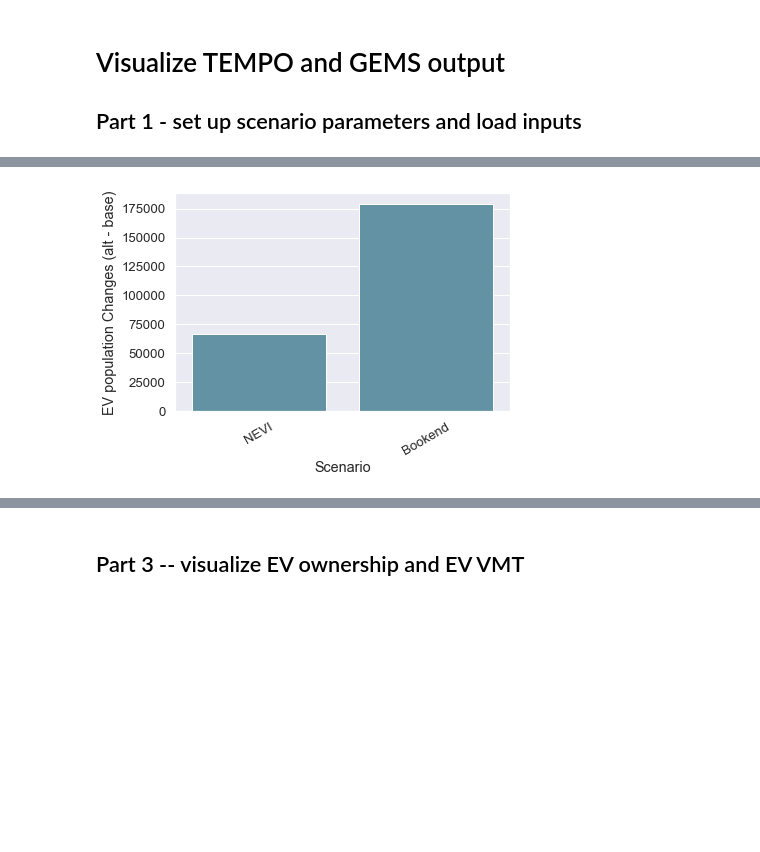
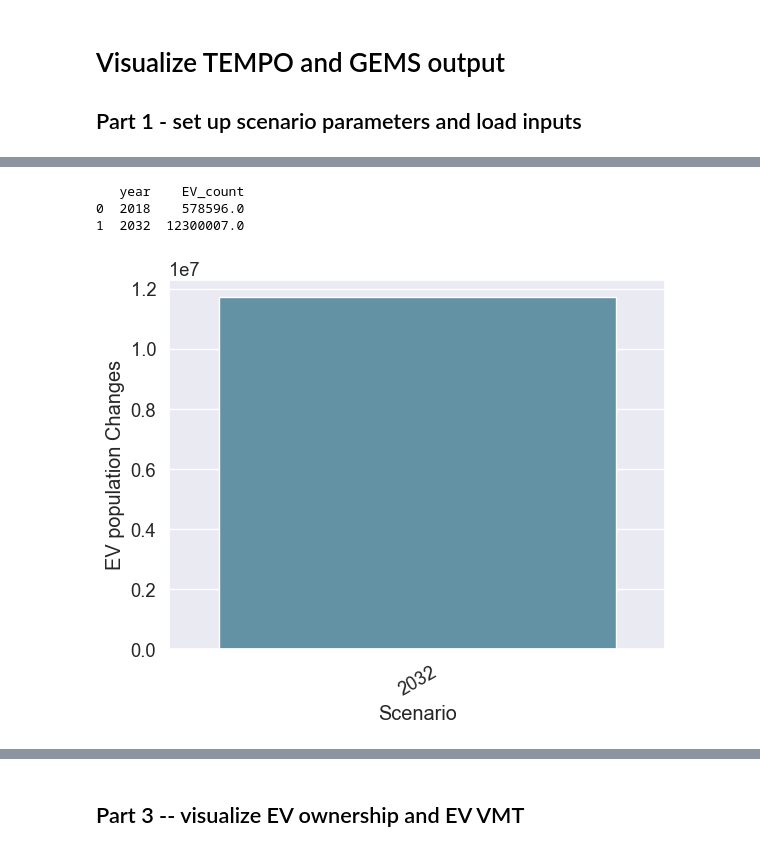
Before and after one commit to arielgatech/BILD_AQ_EV_VMT, a Jupyter notebook: scripts/post_process/TEMPO_GEMS_result_visualization_report_rev.ipynb, the cells around one changed output, grey strips where cells are left out. Cells and saved outputs as stored; diff of their text form; code cells hidden in the pictures; blank space fills up the shorter version.

```diff
--- a/scripts/post_process/TEMPO_GEMS_result_visualization_report_rev.ipynb
+++ b/scripts/post_process/TEMPO_GEMS_result_visualization_report_rev.ipynb
@@ -32,7 +32,7 @@ sns.set(font_scale=1.2)  # larger font
 # prepare input and parameters
 selected_states = ['CA', 'OR', 'WA']
 analysis_years = ['2018', '2032']
-
+region_code = 'PNW'
 dac_designation = read_csv('Network/Joint_office_DAC_lookup.csv')
 
 state_id_file = 'Network/ccst_geoid_key_transp_geo_with_imputation.csv'
@@ -360,36 +386,36 @@ VMT_comparison_by_dac.head(5)
 # %%
 # Plot EV population changes
 
-EV_pop_comparison = EV_penetration_by_scenario.groupby(['type'])[['EV_count']].sum()
+EV_pop_comparison = EV_penetration_by_scenario.groupby(['year'])[['EV_count']].sum()
 # pd.pivot_table(EV_VMT_by_scenario, values='BEV_VMT',
 #                                    index=['year'],
 #                                    columns=['type'], aggfunc=np.sum,
 #                                    fill_value=0)
 EV_pop_comparison = EV_pop_comparison.reset_index()
-EV_pop_comparison.head(5)
+print(EV_pop_comparison)
 EV_pop_comparison.loc[:, 'population change'] = 0
 
-EV_pop_comparison.loc[EV_pop_comparison['type'] == 'NEVI', 'population change'] = \
-float(EV_pop_comparison.loc[EV_pop_comparison['type'] == 'NEVI', 'EV_count']) - \
-float(EV_pop_comparison.loc[EV_pop_comparison['type'] == 'Baseline', 'EV_count'])
+EV_pop_comparison.loc[EV_pop_comparison['year'] == '2032', 'population change'] = \
+float(EV_pop_comparison.loc[EV_pop_comparison['year'] == '2032', 'EV_count']) - \
+float(EV_pop_comparison.loc[EV_pop_comparison['year'] == '2018', 'EV_count'])
 
-EV_pop_comparison.loc[EV_pop_comparison['type'] == 'Bookend', 'population change'] = \
-float(EV_pop_comparison.loc[EV_pop_comparison['type'] == 'Bookend', 'EV_count']) - \
-float(EV_pop_comparison.loc[EV_pop_comparison['type'] == 'Baseline', 'EV_count'])
 
-EV_pop_comparison = EV_pop_comparison.loc[EV_pop_comparison['type'] != 'Baseline']
-EV_pop_comparison = EV_pop_comparison.sort_values(by = 'type', ascending = False)
+EV_pop_comparison = EV_pop_comparison.loc[EV_pop_comparison['year'] != '2018']
+EV_pop_comparison = EV_pop_comparison.sort_values(by = 'year', ascending = False)
 
-sns.barplot(x = "type", y = "population change", data = EV_pop_comparison,
+sns.barplot(x = "year", y = "population change", data = EV_pop_comparison,
             color = '#5797af', alpha = 1)
 # # plt.title('EV VMT difference (scenario - baseline)')
 plt.xticks(rotation = 30)
 plt.xlabel('Scenario')
-plt.ylabel('EV population Changes (alt - base)')
-plt.savefig('Plot/' + selected_state + '/' + selected_state + '_EV_population_delta_JUST8.png',
+plt.ylabel('EV population Changes')
+plt.savefig('Plot/' + region_code + '/' + region_code + '_EV_population_delta.png',
             dpi = 200, bbox_inches = 'tight')
 # %% [output]
+   year    EV_count
+0  2018    578596.0
+1  2032  12300007.0
-[figure, old version]
+[figure, new version]
 # %%
 # plot EV penetration change
 
```
Also changed, not shown: parts of 30 cells of this notebook, 1 other file.
